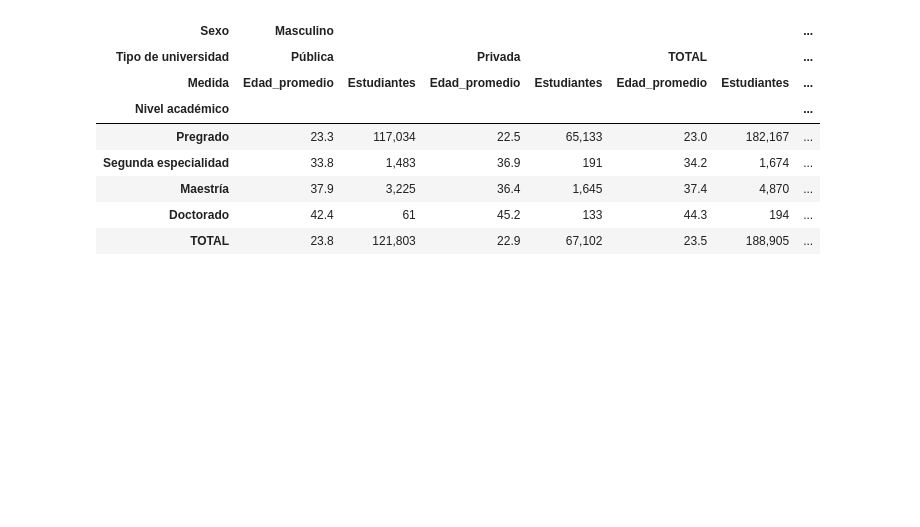
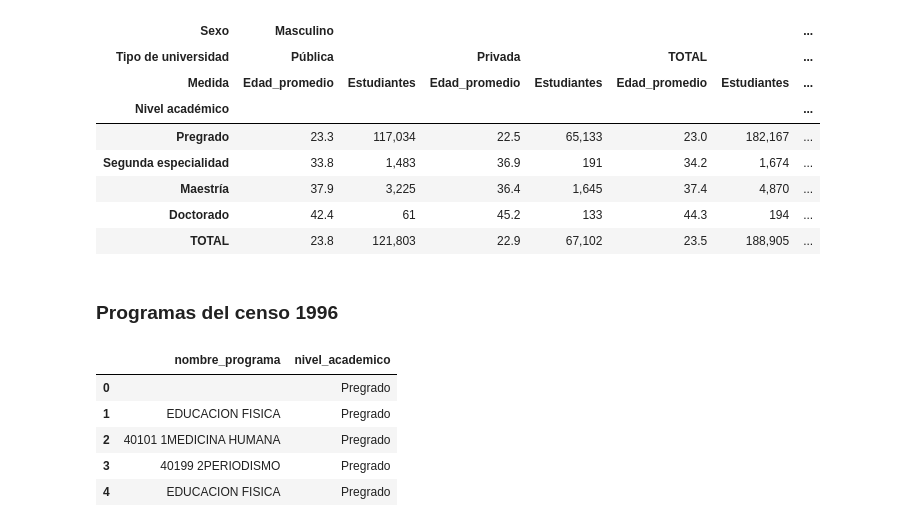
Before and after one commit to DanielPajita/educacion-universitaria-peru, a Jupyter notebook: 3_Códigos/02_preparar_censo1996.ipynb, the cells around one changed output. Saved outputs shown, nothing was run; the diff lists cells and outputs as text; code cells hidden in the pictures; blank space fills up the shorter version.

```diff
--- a/3_Códigos/02_preparar_censo1996.ipynb
+++ b/3_Códigos/02_preparar_censo1996.ipynb
@@ -411,3 +407,30 @@ display(tabla_edad_nivel.style.format(
 | Maestría | 37.9 | 3,225 | 36.4 | 1,645 | 37.4 | 4,870 | ... |
 | Doctorado | 42.4 | 61 | 45.2 | 133 | 44.3 | 194 | ... |
 | TOTAL | 23.8 | 121,803 | 22.9 | 67,102 | 23.5 | 188,905 | ... |
+# %% [markdown]
+### Programas del censo 1996
+# %%
+# Programas únicos de pregrado
+programas_pregrado_1996 = (
+    pregrado_1996_analisis[["nombre_programa", "nivel_academico"]]
+    .drop_duplicates()
+    .sort_values(["nivel_academico", "nombre_programa"])
+    .reset_index(drop=True)
+)
+
+# Programas únicos de posgrado
+programas_posgrado_1996 = (
+    posgrado_1996_analisis[["nombre_programa", "nivel_academico"]]
+    .drop_duplicates()
+    .sort_values(["nivel_academico", "nombre_programa"])
+    .reset_index(drop=True)
+)
+# %%
+programas_pregrado_1996.head()
+# %% [output]
+|  | nombre_programa | nivel_academico |
+| 0 |  | Pregrado |
+| 1 | EDUCACION FISICA | Pregrado |
+| 2 | 40101 1MEDICINA HUMANA | Pregrado |
+| 3 | 40199 2PERIODISMO | Pregrado |
+| 4 | EDUCACION FISICA | Pregrado |
```
Also changed, not shown: parts of 9 cells of this notebook, 2 other files.
